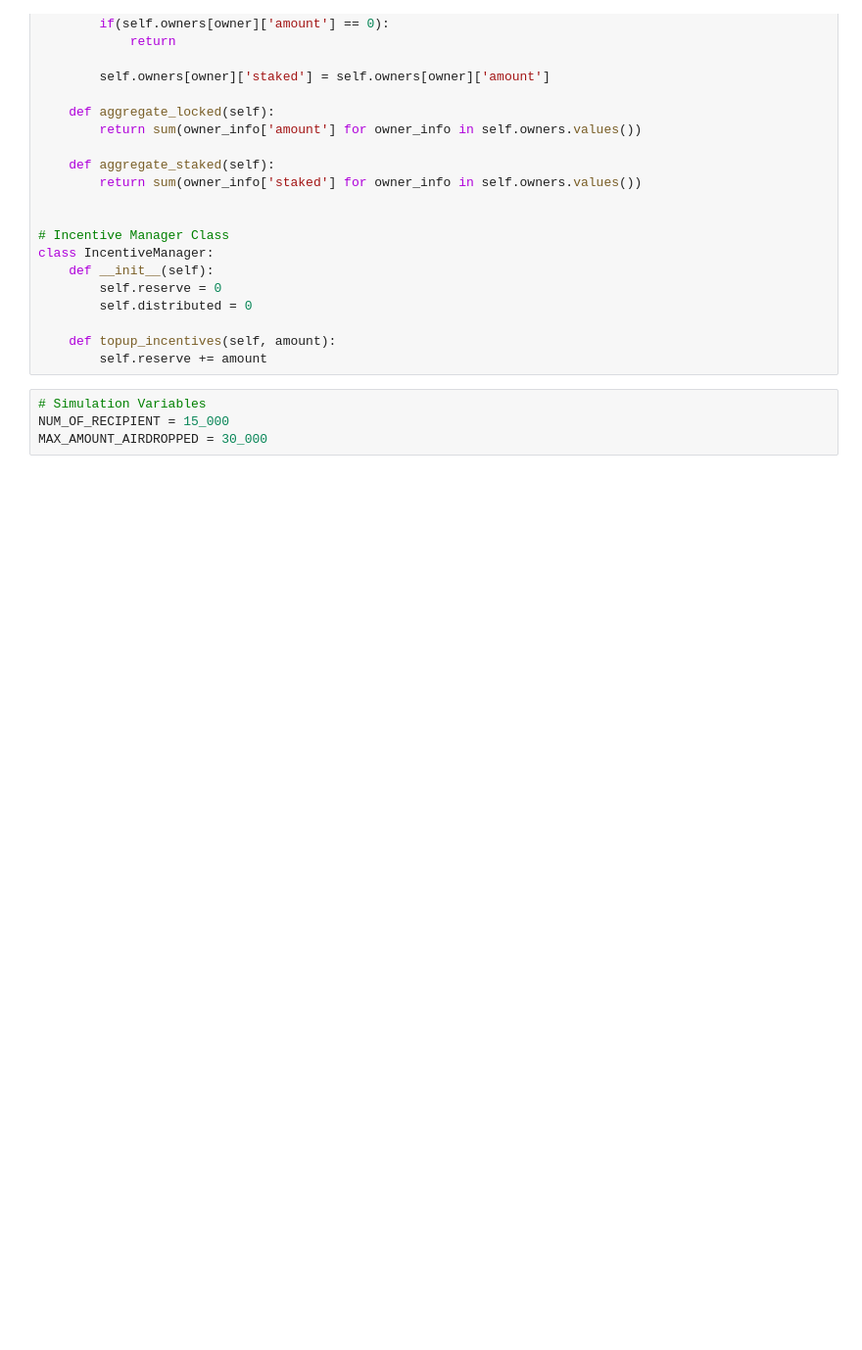
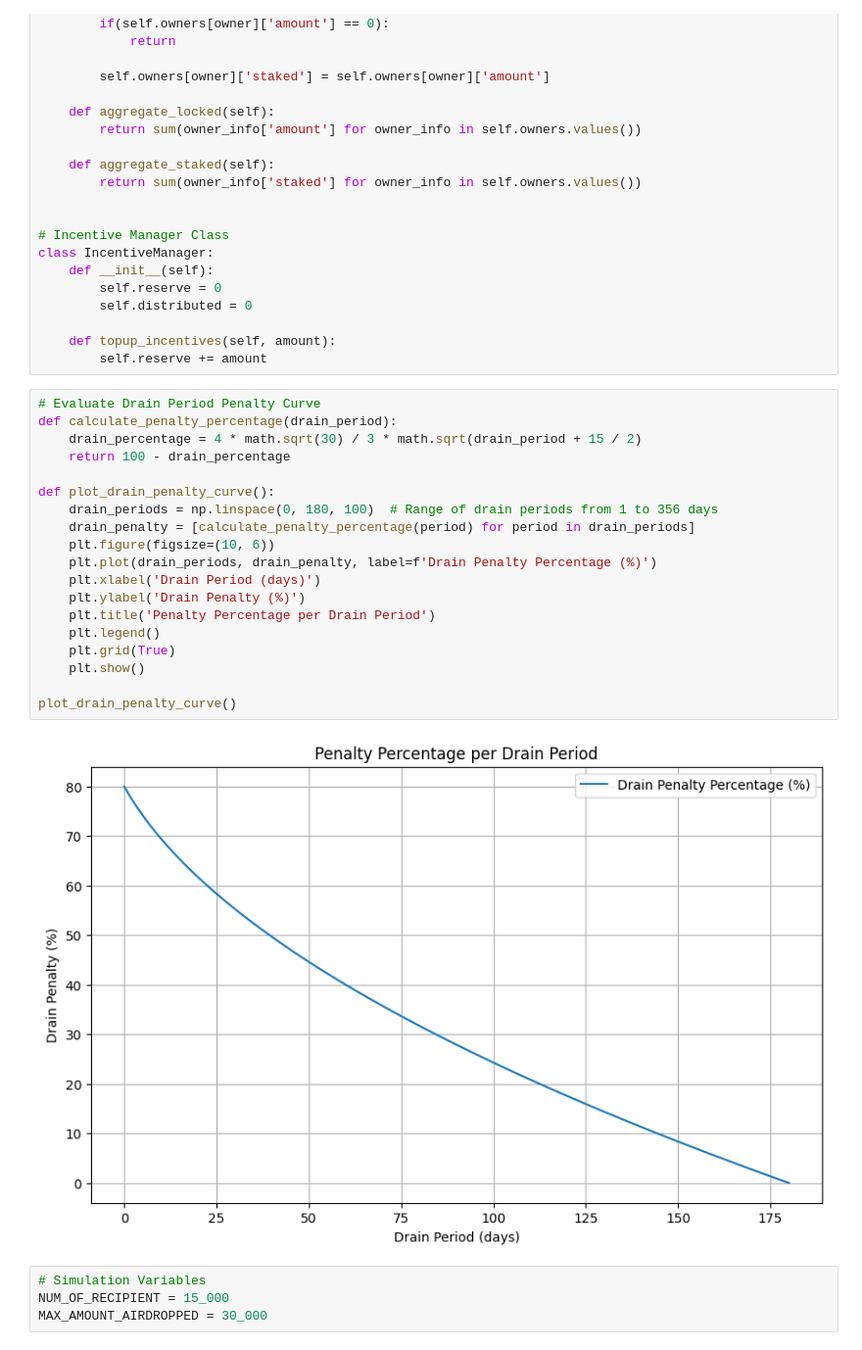
Before and after one commit to superfluid-org/fluid, a Jupyter notebook: fluid_model.ipynb, the cells around one changed output. Shown at 98% size. Saved outputs shown, nothing was run; the diff lists cells and outputs as text; blank space fills up the shorter version.

Commit message:
add penalty curve plot

```diff
--- a/fluid_model.ipynb
+++ b/fluid_model.ipynb
@@ -75,6 +75,27 @@ class IncentiveManager:
 
     def topup_incentives(self, amount):
         self.reserve += amount
+# %%
+# Evaluate Drain Period Penalty Curve
+def calculate_penalty_percentage(drain_period):
+    drain_percentage = 4 * math.sqrt(30) / 3 * math.sqrt(drain_period + 15 / 2)
+    return 100 - drain_percentage
+
+def plot_drain_penalty_curve():
+    drain_periods = np.linspace(0, 180, 100)  # Range of drain periods from 1 to 356 days
+    drain_penalty = [calculate_penalty_percentage(period) for period in drain_periods]
+    plt.figure(figsize=(10, 6))
+    plt.plot(drain_periods, drain_penalty, label=f'Drain Penalty Percentage (%)')
+    plt.xlabel('Drain Period (days)')
+    plt.ylabel('Drain Penalty (%)')
+    plt.title('Penalty Percentage per Drain Period')
+    plt.legend()
+    plt.grid(True)
+    plt.show()
+
+plot_drain_penalty_curve()
+# %% [output]
+[figure, added]
 # %%
 # Simulation Variables
 NUM_OF_RECIPIENT = 15_000
```
Also changed, not shown: parts of 1 cell of this notebook.
